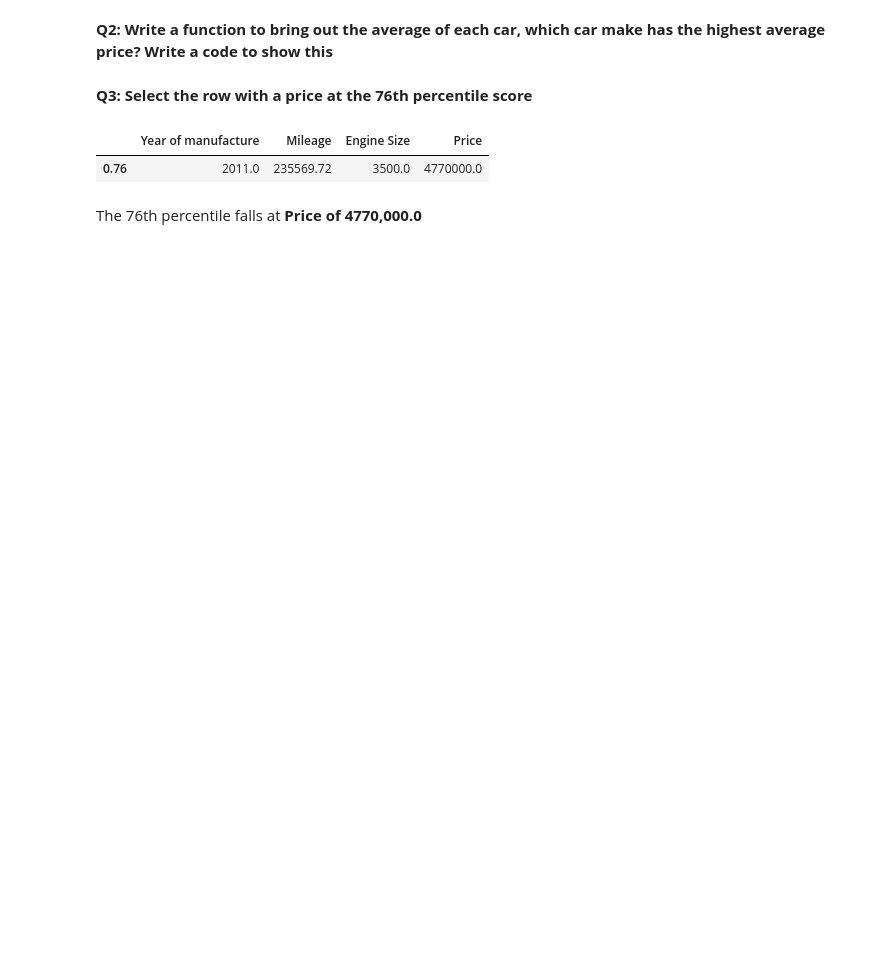
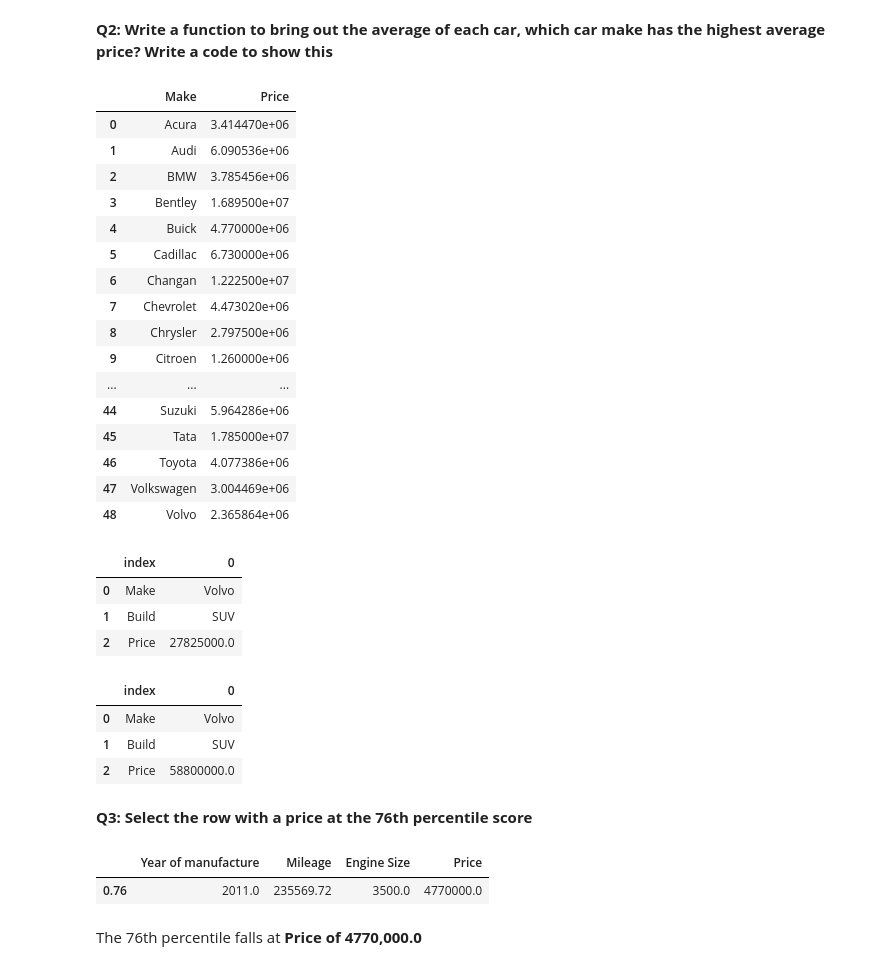
Before and after one commit to Placidus-Ali/intermediate_projects, a Jupyter notebook: week6/lesson2.ipynb, the cells around one changed output. Drawn from its saved outputs; the diff is of its cells as text; code cells hidden in the pictures; blank space fills up the shorter version.

```diff
--- a/week6/lesson2.ipynb
+++ b/week6/lesson2.ipynb
@@ -179,3 +136,40 @@ def average_price(average):
+# %%
+# Average Of Each Car
+car_prices.groupby(['Make'])['Price'].mean().reset_index()
+# %% [output]
+|  | Make | Price |
+| 0 | Acura | 3.414470e+06 |
+| 1 | Audi | 6.090536e+06 |
+| 2 | BMW | 3.785456e+06 |
+| 3 | Bentley | 1.689500e+07 |
+| 4 | Buick | 4.770000e+06 |
+| 5 | Cadillac | 6.730000e+06 |
+| 6 | Changan | 1.222500e+07 |
+| 7 | Chevrolet | 4.473020e+06 |
+| 8 | Chrysler | 2.797500e+06 |
+| 9 | Citroen | 1.260000e+06 |
+| ... | ... | ... |
+| 44 | Suzuki | 5.964286e+06 |
+| 45 | Tata | 1.785000e+07 |
+| 46 | Toyota | 4.077386e+06 |
+| 47 | Volkswagen | 3.004469e+06 |
+| 48 | Volvo | 2.365864e+06 |
+# %%
+# Car with highest average price
+car_prices.groupby(['Make','Build'])['Price'].mean().reset_index().max().reset_index()
+# %% [output]
+|  | index | 0 |
+| 0 | Make | Volvo |
+| 1 | Build | SUV |
+| 2 | Price | 27825000.0 |
+# %%
+
+car_prices.groupby(['Make', 'Build'])['Price'].max().reset_index().max().reset_index()
+# %% [output]
+|  | index | 0 |
+| 0 | Make | Volvo |
+| 1 | Build | SUV |
+| 2 | Price | 58800000.0 |
 # %% [markdown]
 **Q3: Select the row with a price at the 76th percentile score**
 # %%
```
Also changed, not shown: parts of 8 cells of this notebook, 1 other file.
